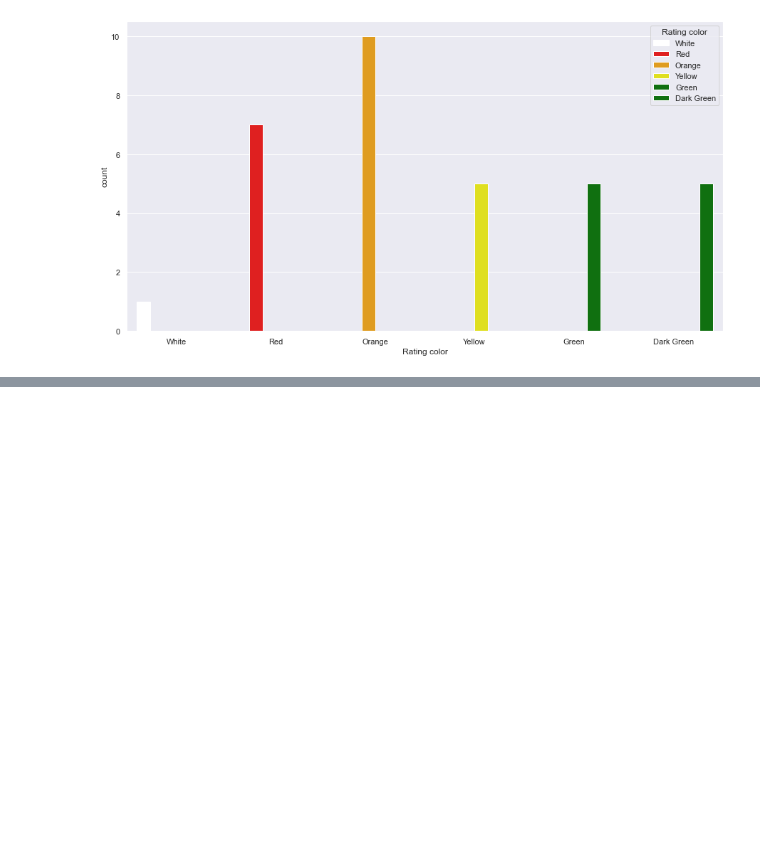
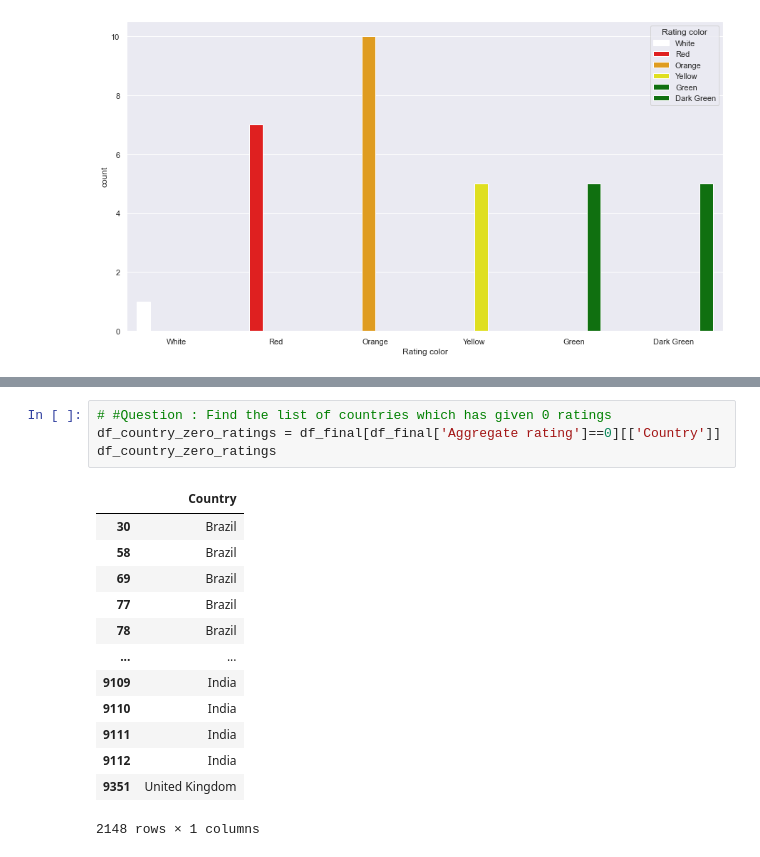
Before and after one commit to ravi0dubey/EDA, a Jupyter notebook: Zomato Dataset Exploratory Data Analysis.ipynb, the cells around one changed output, grey strips where cells are left out. Cells and saved outputs as stored; diff of their text form; blank space fills up the shorter version.

```diff
--- a/Zomato Dataset Exploratory Data Analysis.ipynb
+++ b/Zomato Dataset Exploratory Data Analysis.ipynb
@@ -424,0 +442,18 @@ sns.countplot(x="Rating color", data=ratings,hue="Rating color", palette=['White
+# %%
+# #Question : Find the list of countries which has given 0 ratings
+df_country_zero_ratings = df_final[df_final['Aggregate rating']==0][['Country']]
+df_country_zero_ratings
+# %% [output]
+|  | Country |
+| 30 | Brazil |
+| 58 | Brazil |
+| 69 | Brazil |
+| 77 | Brazil |
+| 78 | Brazil |
+| ... | ... |
+| 9109 | India |
+| 9110 | India |
+| 9111 | India |
+| 9112 | India |
+| 9351 | United Kingdom |
+2148 rows × 1 columns
```
Also changed, not shown: parts of 5 cells of this notebook.
